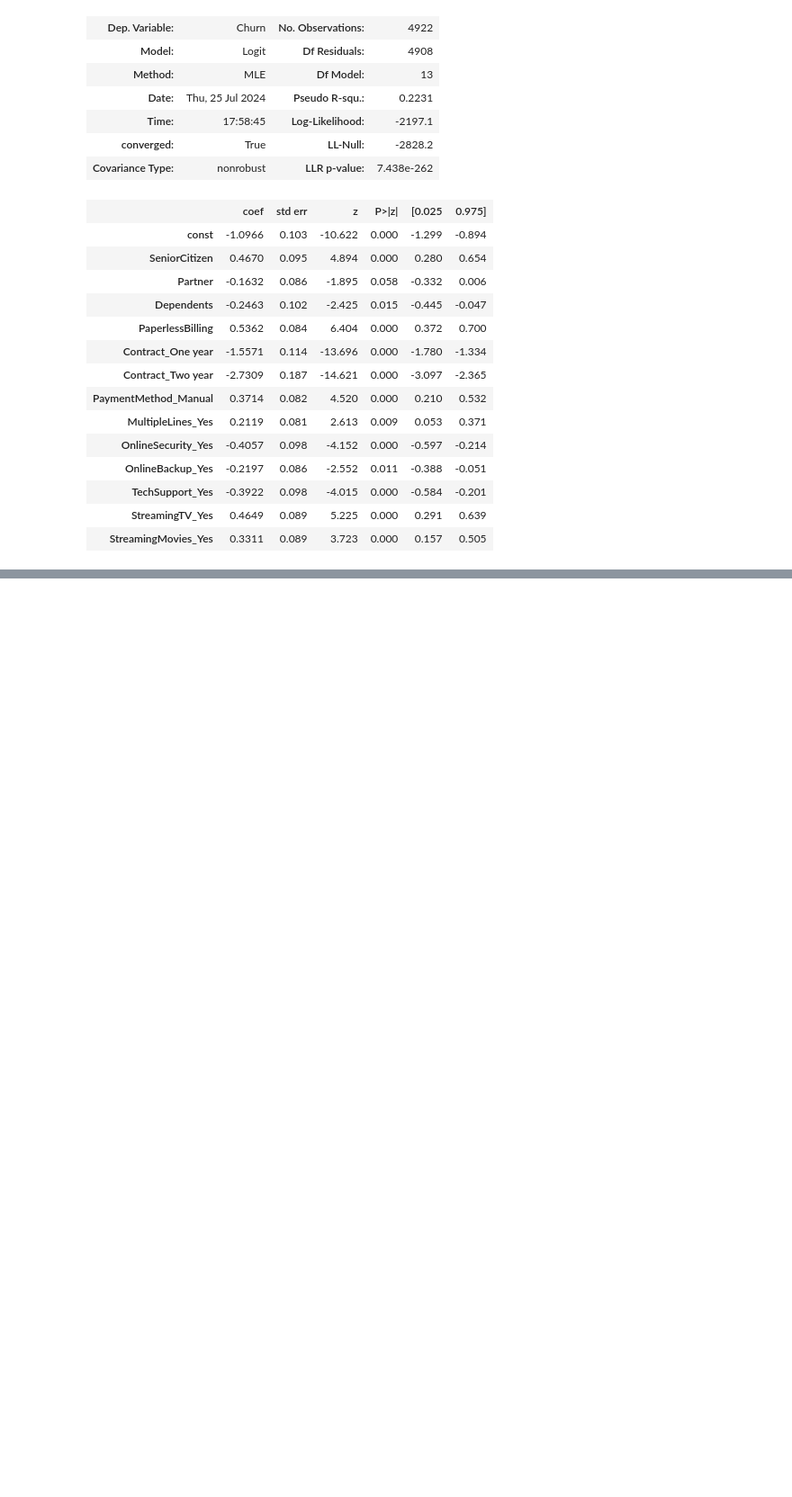
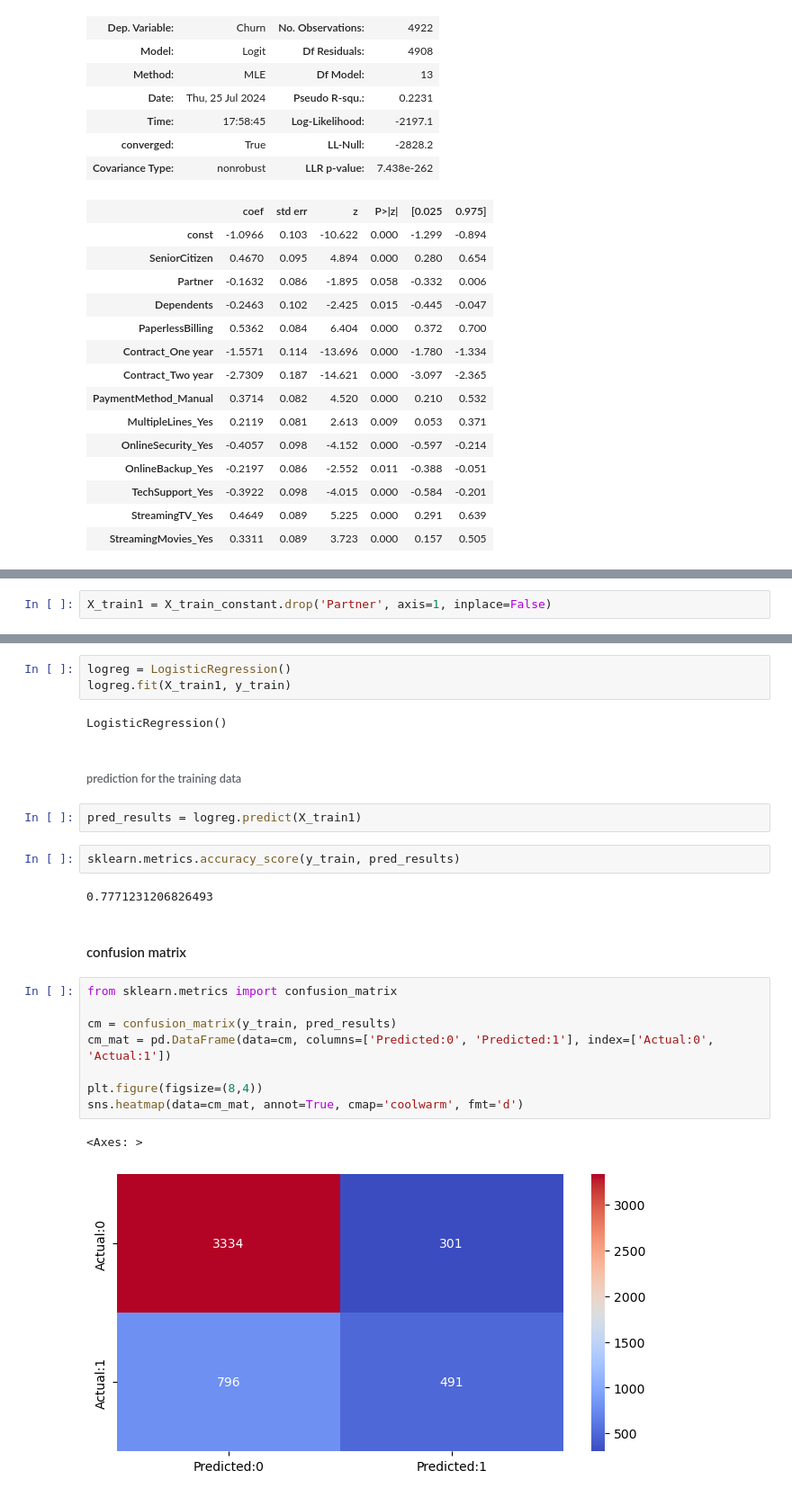
Before and after one commit to chauhan315/Logistic_Regression, a Jupyter notebook: Telecom Churn Case Study/Telecom_churn_case_study.ipynb, the cells around one changed output, grey strips where cells are left out. Shown at 90% size. Saved outputs shown, nothing was run; the diff lists cells and outputs as text; blank space fills up the shorter version.

```diff
--- a/Telecom Churn Case Study/Telecom_churn_case_study.ipynb
+++ b/Telecom Churn Case Study/Telecom_churn_case_study.ipynb
@@ -473,0 +476,2 @@ Logit Regression Results
+# %%
+X_train1 = X_train_constant.drop('Partner', axis=1, inplace=False)
@@ -473,0 +489,26 @@ Logit Regression Results
+# %%
+logreg = LogisticRegression()
+logreg.fit(X_train1, y_train)
+# %% [output]
+LogisticRegression()
+# %% [markdown]
+###### prediction for the training data
+# %%
+pred_results = logreg.predict(X_train1)
+# %%
+sklearn.metrics.accuracy_score(y_train, pred_results)
+# %% [output]
+0.7771231206826493
+# %% [markdown]
+#### confusion matrix
+# %%
+from sklearn.metrics import confusion_matrix
+
+cm = confusion_matrix(y_train, pred_results)
+cm_mat = pd.DataFrame(data=cm, columns=['Predicted:0', 'Predicted:1'], index=['Actual:0', 'Actual:1'])
+
+plt.figure(figsize=(8,4))
+sns.heatmap(data=cm_mat, annot=True, cmap='coolwarm', fmt='d')
+# %% [output]
+<Axes: >
+[figure, added]
```
Also changed, not shown: parts of 31 cells of this notebook.
